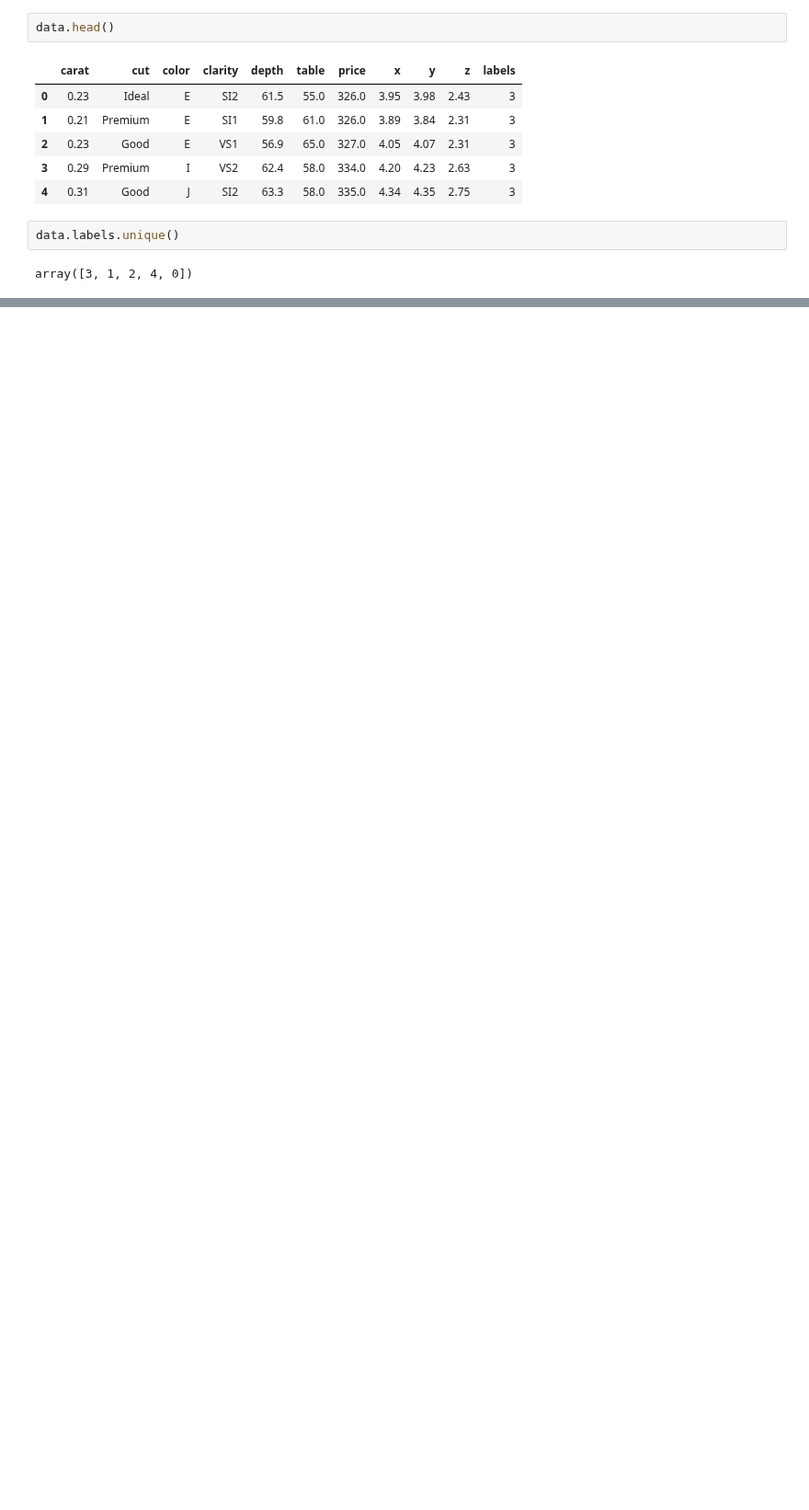
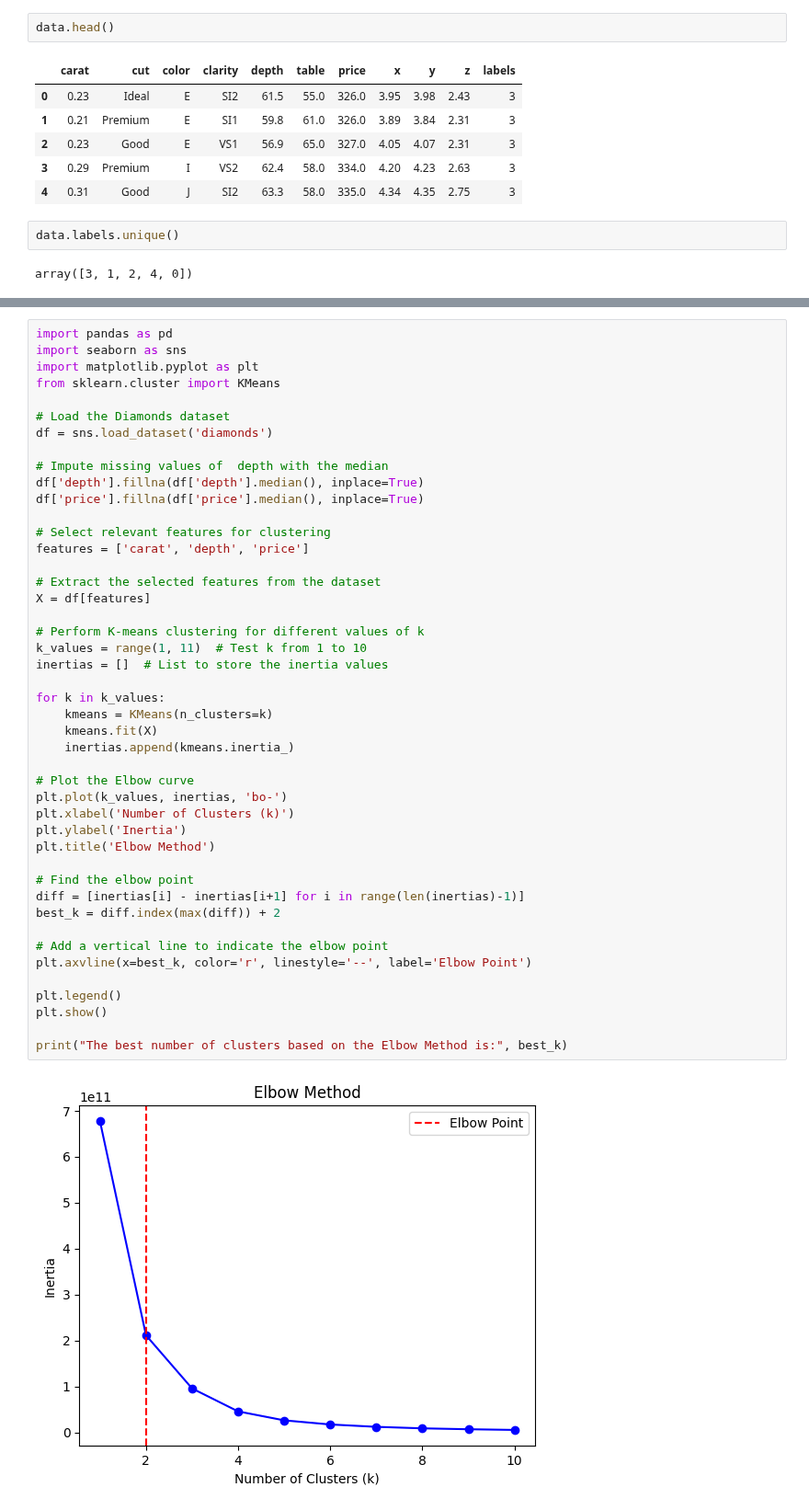
Before and after one commit to Zeeshier/Machine_Learning, a Jupyter notebook: 3. Unsupervised_Learning/1. Clustering/1. KMeans.ipynb, the cells around one changed output, grey strips where cells are left out. Shown at 92% size. Cells and saved outputs as stored; diff of their text form; blank space fills up the shorter version.

```diff
--- a/3. Unsupervised_Learning/1. Clustering/1. KMeans.ipynb
+++ b/3. Unsupervised_Learning/1. Clustering/1. KMeans.ipynb
@@ -89,0 +171,47 @@ array([3, 1, 2, 4, 0])
+# %%
+import pandas as pd
+import seaborn as sns
+import matplotlib.pyplot as plt
+from sklearn.cluster import KMeans
+
+# Load the Diamonds dataset
+df = sns.load_dataset('diamonds')
+
+# Impute missing values of  depth with the median
+df['depth'].fillna(df['depth'].median(), inplace=True)
+df['price'].fillna(df['price'].median(), inplace=True)
+
+# Select relevant features for clustering
+features = ['carat', 'depth', 'price']
+
+# Extract the selected features from the dataset
+X = df[features]
+
+# Perform K-means clustering for different values of k
+k_values = range(1, 11)  # Test k from 1 to 10
+inertias = []  # List to store the inertia values
+
+for k in k_values:
+    kmeans = KMeans(n_clusters=k)
+    kmeans.fit(X)
+    inertias.append(kmeans.inertia_)
+
+# Plot the Elbow curve
+plt.plot(k_values, inertias, 'bo-')
+plt.xlabel('Number of Clusters (k)')
+plt.ylabel('Inertia')
+plt.title('Elbow Method')
+
+# Find the elbow point
+diff = [inertias[i] - inertias[i+1] for i in range(len(inertias)-1)]
+best_k = diff.index(max(diff)) + 2
+
+# Add a vertical line to indicate the elbow point
+plt.axvline(x=best_k, color='r', linestyle='--', label='Elbow Point')
+
+plt.legend()
+plt.show()
+
+print("The best number of clusters based on the Elbow Method is:", best_k)
+# %% [output]
+[figure, added]
```
Also changed, not shown: parts of 11 cells of this notebook.
